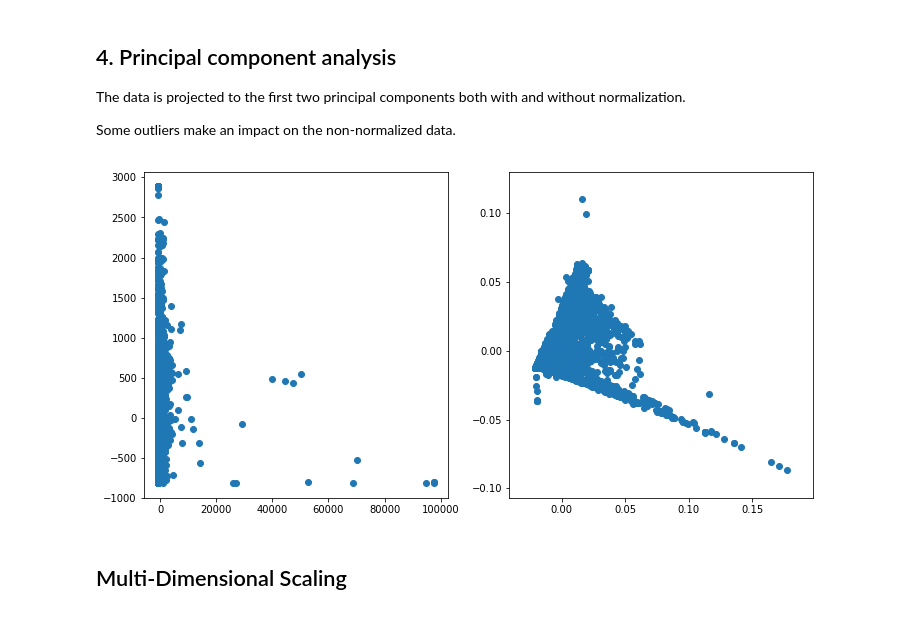
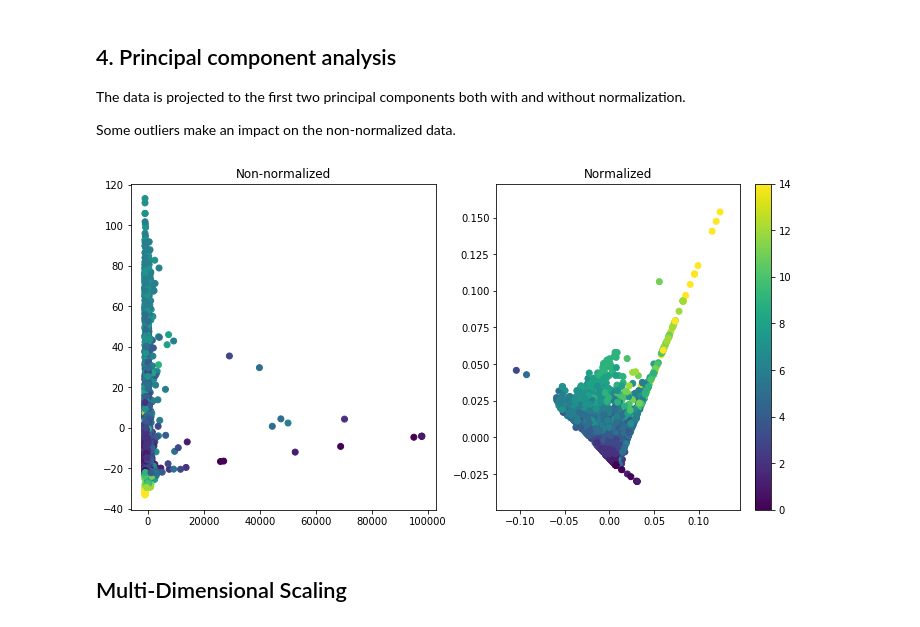
Before and after one commit to tjkemp/nutrient-contents, a Jupyter notebook: nutrient-contents.ipynb, the cells around one changed output. Saved outputs shown, nothing was run; the diff lists cells and outputs as text; code cells hidden in the pictures.

Commit message:
colors to pca and pc

```diff
--- a/nutrient-contents.ipynb
+++ b/nutrient-contents.ipynb
@@ -46,0 +49,14 @@ foods.shape
+# %%
+# use Sturges histogram formula to create labels from total energy count
+
+hist, bin_edges = np.histogram(foods[0], bins='sturges')
+
+label_calories = np.zeros(len(foods[0]), dtype=int)
+
+# from n histogram bins n+1 classes are created,
+# higher the class number => higher total calories
+for cls, edge in enumerate(bin_edges):
+    limit = foods[0] > edge
+    label_calories[limit] = cls + 1
+
+np.unique(label_calories)
@@ -188,30 +205,33 @@ Some outliers make an impact on the non-normalized data.
 # %%
 from sklearn.decomposition import PCA
 from sklearn.preprocessing import normalize
 
 # https://plot.ly/ipython-notebooks/principal-component-analysis/
 
-def plot_pca(items):
+def plot_pca(items, classes):
 
     pca = PCA(n_components=2)
     Xpca = pca.fit_transform(items.T)
 
     pca = PCA(n_components=2)
     Xpca_norm = pca.fit_transform(normalize(items.T, axis=0))
 
     fig = plt.figure(1, figsize=(12, 6))
     plt.clf()
     plt.subplot(1,2,1)
-    plt.scatter(Xpca[:,0], Xpca[:,1]) #, c=items[0])
+    plt.scatter(Xpca[:,0], Xpca[:,1] , c=classes)
+    plt.title("Non-normalized")
 
     plt.subplot(1,2,2)
-    plt.scatter(Xpca_norm[:,0], Xpca_norm[:,1]) #, c=items[0])
-    #plt.colorbar()
+    plt.scatter(Xpca_norm[:,0], Xpca_norm[:,1], c=classes)
+    plt.title("Normalized")
+
+    plt.colorbar()
     plt.show()
 
-plot_pca(foods)
+plot_pca(foods[1:], label_calories)
 # %% [output]
-[figure, old version]
+[figure, new version]
 # %% [markdown]
 ## Multi-Dimensional Scaling
 # %%
```
Also changed, not shown: parts of 9 cells of this notebook.
